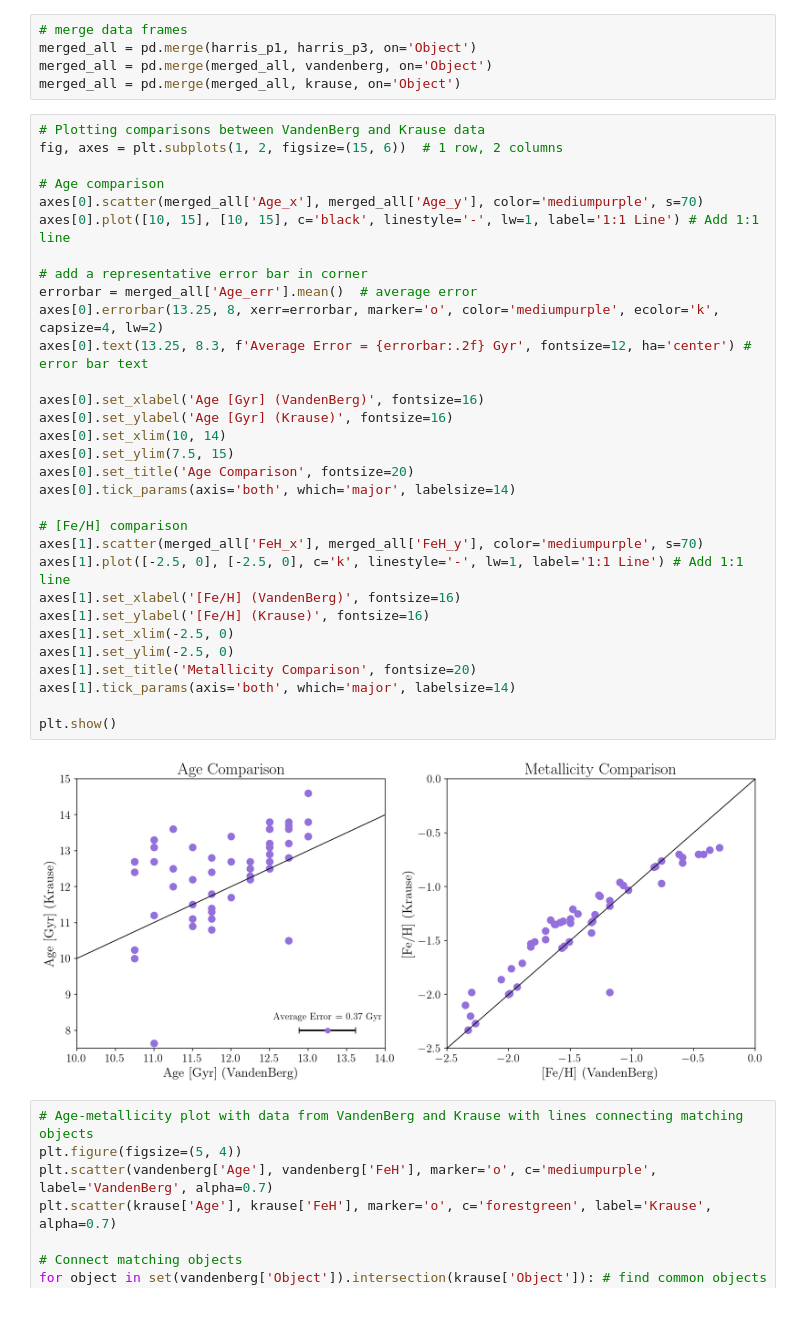
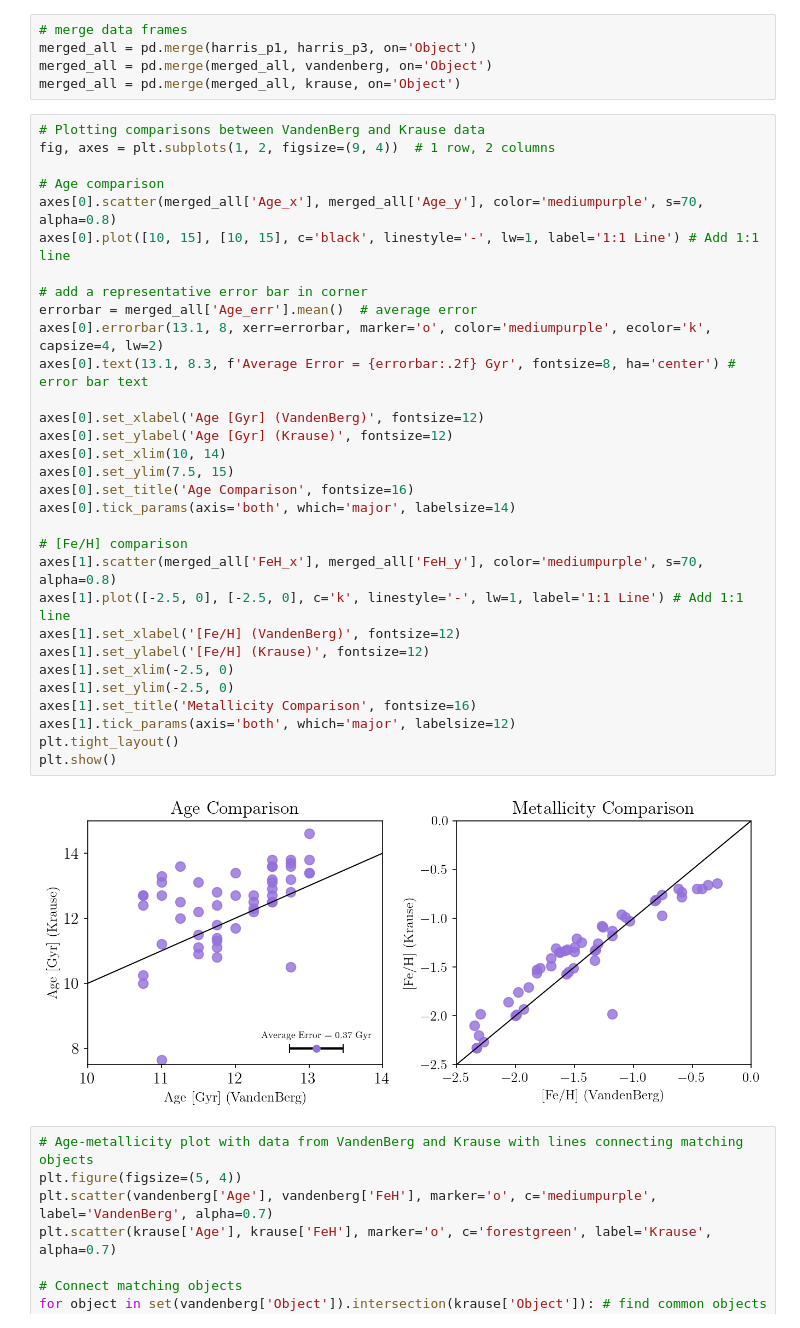
Before and after one commit to sleepdepr1ved/PHYS3116_Team, a Jupyter notebook: PHYS3116_Main_Code.ipynb, the cells around one changed output. Cells and saved outputs as stored; diff of their text form.

```diff
--- a/PHYS3116_Main_Code.ipynb
+++ b/PHYS3116_Main_Code.ipynb
@@ -128,37 +151,37 @@ merged_all = pd.merge(merged_all, vandenberg, on='Object')
 merged_all = pd.merge(merged_all, krause, on='Object')
 # %%
 # Plotting comparisons between VandenBerg and Krause data
-fig, axes = plt.subplots(1, 2, figsize=(15, 6))  # 1 row, 2 columns
+fig, axes = plt.subplots(1, 2, figsize=(9, 4))  # 1 row, 2 columns
 
 # Age comparison
-axes[0].scatter(merged_all['Age_x'], merged_all['Age_y'], color='mediumpurple', s=70)
+axes[0].scatter(merged_all['Age_x'], merged_all['Age_y'], color='mediumpurple', s=70, alpha=0.8)
 axes[0].plot([10, 15], [10, 15], c='black', linestyle='-', lw=1, label='1:1 Line') # Add 1:1 line
 
 # add a representative error bar in corner
 errorbar = merged_all['Age_err'].mean()  # average error
-axes[0].errorbar(13.25, 8, xerr=errorbar, marker='o', color='mediumpurple', ecolor='k', capsize=4, lw=2)
-axes[0].text(13.25, 8.3, f'Average Error = {errorbar:.2f} Gyr', fontsize=12, ha='center') # error bar text
+axes[0].errorbar(13.1, 8, xerr=errorbar, marker='o', color='mediumpurple', ecolor='k', capsize=4, lw=2)
+axes[0].text(13.1, 8.3, f'Average Error = {errorbar:.2f} Gyr', fontsize=8, ha='center') # error bar text
 
-axes[0].set_xlabel('Age [Gyr] (VandenBerg)', fontsize=16)
-axes[0].set_ylabel('Age [Gyr] (Krause)', fontsize=16)
+axes[0].set_xlabel('Age [Gyr] (VandenBerg)', fontsize=12)
+axes[0].set_ylabel('Age [Gyr] (Krause)', fontsize=12)
 axes[0].set_xlim(10, 14)
 axes[0].set_ylim(7.5, 15)
-axes[0].set_title('Age Comparison', fontsize=20)
+axes[0].set_title('Age Comparison', fontsize=16)
 axes[0].tick_params(axis='both', which='major', labelsize=14)
 
 # [Fe/H] comparison
-axes[1].scatter(merged_all['FeH_x'], merged_all['FeH_y'], color='mediumpurple', s=70)
+axes[1].scatter(merged_all['FeH_x'], merged_all['FeH_y'], color='mediumpurple', s=70, alpha=0.8)
 axes[1].plot([-2.5, 0], [-2.5, 0], c='k', linestyle='-', lw=1, label='1:1 Line') # Add 1:1 line
-axes[1].set_xlabel('[Fe/H] (VandenBerg)', fontsize=16)
-axes[1].set_ylabel('[Fe/H] (Krause)', fontsize=16)
+axes[1].set_xlabel('[Fe/H] (VandenBerg)', fontsize=12)
+axes[1].set_ylabel('[Fe/H] (Krause)', fontsize=12)
 axes[1].set_xlim(-2.5, 0)
 axes[1].set_ylim(-2.5, 0)
-axes[1].set_title('Metallicity Comparison', fontsize=20)
-axes[1].tick_params(axis='both', which='major', labelsize=14)
-
+axes[1].set_title('Metallicity Comparison', fontsize=16)
+axes[1].tick_params(axis='both', which='major', labelsize=12)
+plt.tight_layout()
 plt.show()
 # %% [output]
-[figure, old version]
+[figure, new version]
 # %%
 # Age-metallicity plot with data from VandenBerg and Krause with lines connecting matching objects
 plt.figure(figsize=(5, 4))
```
Also changed, not shown: parts of 6 cells of this notebook.
